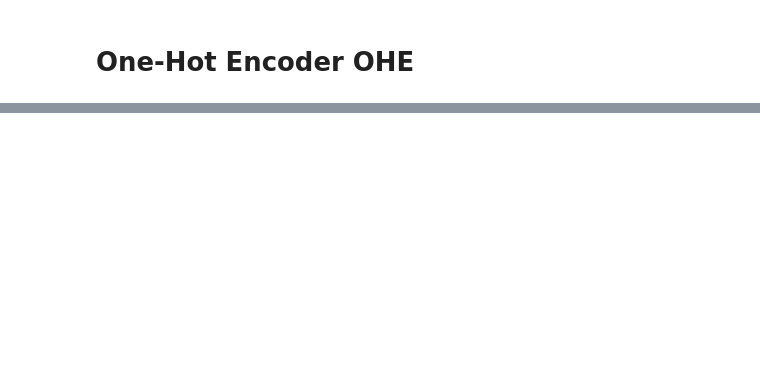
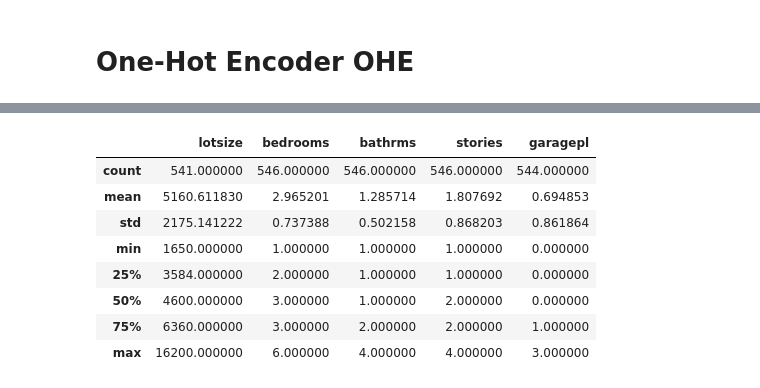
Before and after one commit to Zamanof/Python_AI_Apllications_FSDE_Oct_24_6_az, a Jupyter notebook: AI 06/AI 06. House Price Regression.ipynb, the cells around one changed output, grey strips where cells are left out. Saved outputs shown, nothing was run; the diff lists cells and outputs as text; code cells hidden in the pictures; blank space fills up the shorter version.

```diff
--- a/AI 06/AI 06. House Price Regression.ipynb
+++ b/AI 06/AI 06. House Price Regression.ipynb
@@ -232,3 +232,15 @@ data_onehot.head(10)
 | 7 | 4160.0 | 3 | 1 | 3 | 0.0 | 69000 | True | False | False | ... |
 | 8 | 4800.0 | 3 | 1 | 1 | 0.0 | 83800 | True | True | True | ... |
 | 9 | 5500.0 | 3 | 2 | 4 | 1.0 | 88500 | True | True | False | ... |
+# %%
+data[numeric_cols].describe()
+# %% [output]
+|  | lotsize | bedrooms | bathrms | stories | garagepl |
+| count | 541.000000 | 546.000000 | 546.000000 | 546.000000 | 544.000000 |
+| mean | 5160.611830 | 2.965201 | 1.285714 | 1.807692 | 0.694853 |
+| std | 2175.141222 | 0.737388 | 0.502158 | 0.868203 | 0.861864 |
+| min | 1650.000000 | 1.000000 | 1.000000 | 1.000000 | 0.000000 |
+| 25% | 3584.000000 | 2.000000 | 1.000000 | 1.000000 | 0.000000 |
+| 50% | 4600.000000 | 3.000000 | 1.000000 | 2.000000 | 0.000000 |
+| 75% | 6360.000000 | 3.000000 | 2.000000 | 2.000000 | 1.000000 |
+| max | 16200.000000 | 6.000000 | 4.000000 | 4.000000 | 3.000000 |
```
Also changed, not shown: parts of 18 cells of this notebook.
